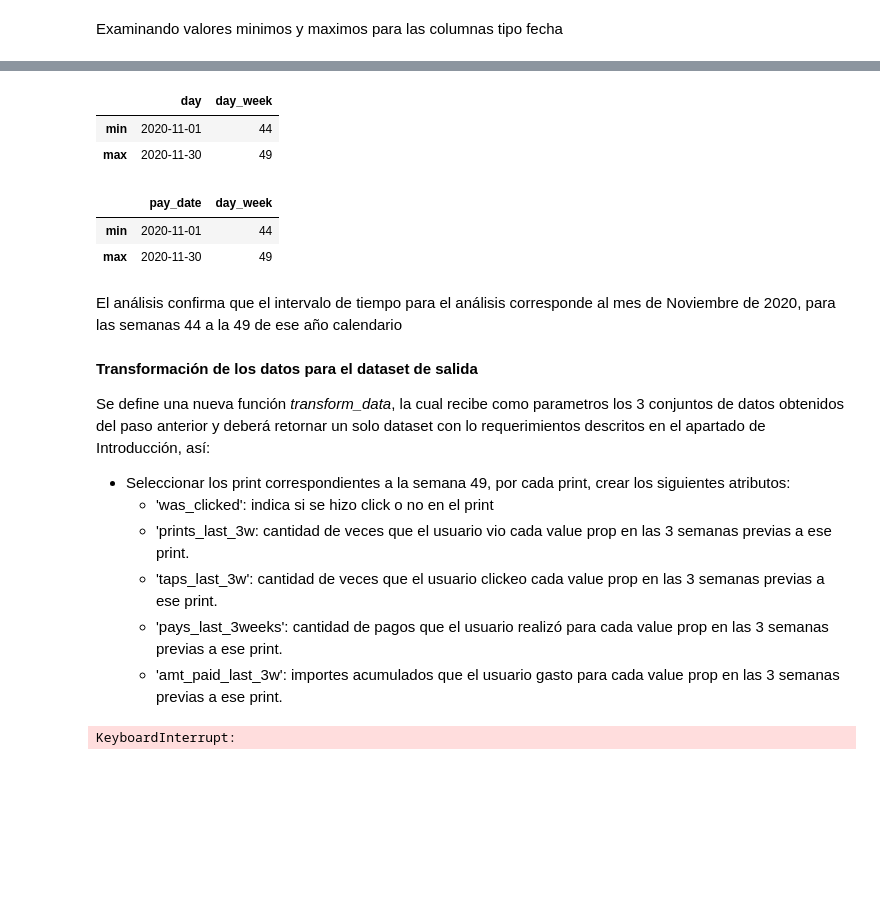
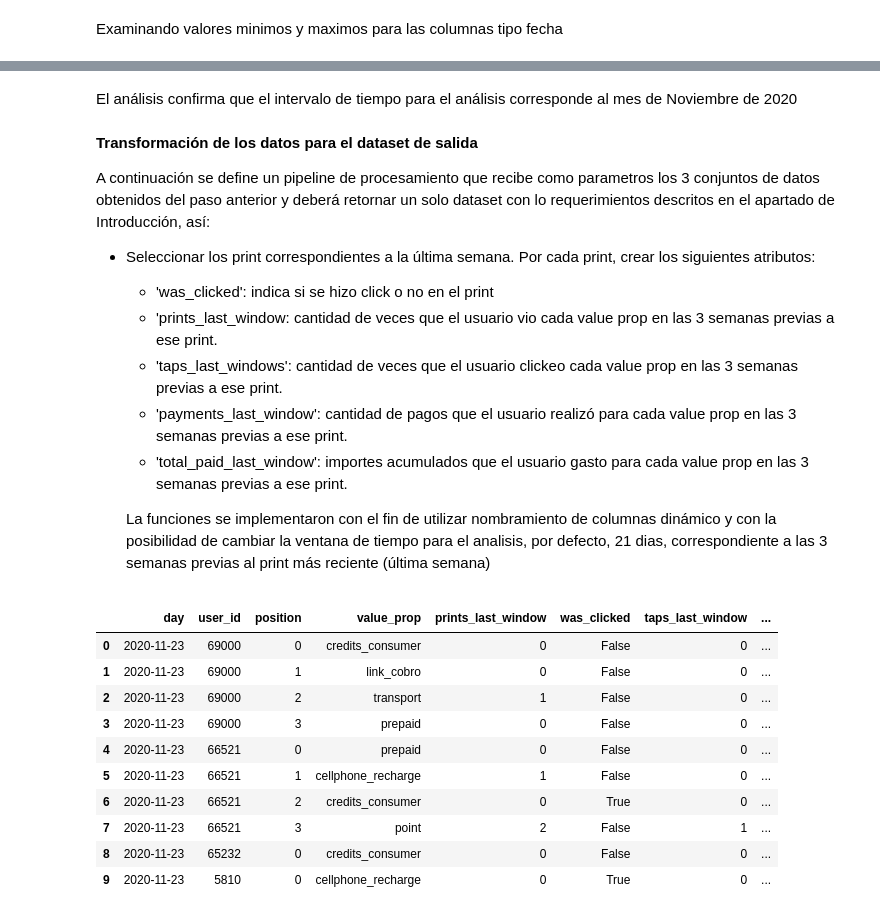
Before and after one commit to juanpabosu/carrusel_xselling, a Jupyter notebook: src/xselling.ipynb, the cells around one changed output, grey strips where cells are left out. Drawn from its saved outputs; the diff is of its cells as text; code cells hidden in the pictures; blank space fills up the shorter version.

```diff
--- a/src/xselling.ipynb
+++ b/src/xselling.ipynb
@@ -225,25 +218,15 @@ df_prints_final[['day','day_week']].agg(['min', 'max'])
-# %%
-df_taps_final[['day','day_week']].agg(['min', 'max']).agg(['min', 'max'])
-# %% [output]
-|  | day | day_week |
-| min | 2020-11-01 | 44 |
-| max | 2020-11-30 | 49 |
-# %%
-df_pays_final[['pay_date','day_week']].agg(['min', 'max'])
-# %% [output]
-|  | pay_date | day_week |
-| min | 2020-11-01 | 44 |
-| max | 2020-11-30 | 49 |
 # %% [markdown]
-El análisis confirma que el intervalo de tiempo para el análisis corresponde al mes de Noviembre de 2020, para las semanas 44 a la 49 de ese año calendario
+El análisis confirma que el intervalo de tiempo para el análisis corresponde al mes de Noviembre de 2020
 # %% [markdown]
 **Transformación de los datos para el dataset de salida**
 
-Se define una nueva función *transform_data*, la cual recibe como parametros los 3 conjuntos de datos obtenidos del paso anterior y deberá retornar un solo dataset con lo requerimientos descritos en el apartado de Introducción, así:
+A continuación se define un pipeline de procesamiento que recibe como parametros los 3 conjuntos de datos obtenidos del paso anterior y deberá retornar un solo dataset con lo requerimientos descritos en el apartado de Introducción, así:
 
-- Seleccionar los print correspondientes a la semana 49, por cada print, crear los siguientes atributos:
+- Seleccionar los print correspondientes a la última semana. Por cada print, crear los siguientes atributos:
   - 'was_clicked': indica si se hizo click o no en el print
-  - 'prints_last_3w: cantidad de veces que el usuario vio cada value prop en las 3 semanas previas a ese print.
-  - 'taps_last_3w': cantidad de veces que el usuario clickeo cada value prop en las 3 semanas previas a ese print.
-  - 'pays_last_3weeks': cantidad de pagos que el usuario realizó para cada value prop en las 3 semanas previas a ese print.
-  - 'amt_paid_last_3w': importes acumulados que el usuario gasto para cada value prop en las 3 semanas previas a ese print.
+  - 'prints_last_window: cantidad de veces que el usuario vio cada value prop en las 3 semanas previas a ese print.
+  - 'taps_last_windows': cantidad de veces que el usuario clickeo cada value prop en las 3 semanas previas a ese print.
+  - 'payments_last_window': cantidad de pagos que el usuario realizó para cada value prop en las 3 semanas previas a ese print.
+  - 'total_paid_last_window': importes acumulados que el usuario gasto para cada value prop en las 3 semanas previas a ese print.
+
+  La funciones se implementaron con el fin de utilizar nombramiento de columnas dinámico y con la posibilidad de cambiar la ventana de tiempo para el analisis, por defecto, 21 dias, correspondiente a las 3 semanas previas al print más reciente (última semana)
@@ -253,2 +233,16 @@ from sklearn.pipeline import Pipeline
+# %%
+class LastWeekOfDataFilter(BaseEstimator, TransformerMixin):
+    def __init__(self, date_col='day', days=7):
+        self.date_col = date_col
+        self.days = days
+
+    def fit(self, X, y=None):
+        return self
+
+    def transform(self, X):
+        X = X.copy()
+        max_ts = X[self.date_col].max()
+        cutoff = max_ts - pd.Timedelta(days=self.days)
+        return X[X[self.date_col] >= cutoff]
 # %%
 class PrintCounterWindow(BaseEstimator, TransformerMixin):
@@ -372,10 +397,23 @@ class PaymentFeaturesWindow(BaseEstimator, TransformerMixin):
 # %%
 pipeline = Pipeline([
+    ('last_week_only', LastWeekOfDataFilter(date_col='day', days=7)),
+    ('print_feature', PrintCounterWindow(df_prints_final, window_days=21)),
     ('click_features', ClickFeaturesWindow(df_taps_final, window_days=21)),
-    ('print_counts', PrintCounterWindow(window_days=21)),
     ('payment_features', PaymentFeaturesWindow(df_pays_final, window_days=21))
 ])
 # %%
-result = pipeline.fit_transform(df_prints_final[df_prints_final['day_week'] == 49])
+result = pipeline.fit_transform(df_prints_final)
-# %% [output]
-KeyboardInterrupt:
+# %%
+result.head(10)
+# %% [output]
+|  | day | user_id | position | value_prop | prints_last_window | was_clicked | taps_last_window | ... |
+| 0 | 2020-11-23 | 69000 | 0 | credits_consumer | 0 | False | 0 | ... |
+| 1 | 2020-11-23 | 69000 | 1 | link_cobro | 0 | False | 0 | ... |
+| 2 | 2020-11-23 | 69000 | 2 | transport | 1 | False | 0 | ... |
+| 3 | 2020-11-23 | 69000 | 3 | prepaid | 0 | False | 0 | ... |
+| 4 | 2020-11-23 | 66521 | 0 | prepaid | 0 | False | 0 | ... |
+| 5 | 2020-11-23 | 66521 | 1 | cellphone_recharge | 1 | False | 0 | ... |
+| 6 | 2020-11-23 | 66521 | 2 | credits_consumer | 0 | True | 0 | ... |
+| 7 | 2020-11-23 | 66521 | 3 | point | 2 | False | 1 | ... |
+| 8 | 2020-11-23 | 65232 | 0 | credits_consumer | 0 | False | 0 | ... |
+| 9 | 2020-11-23 | 5810 | 0 | cellphone_recharge | 0 | True | 0 | ... |
```
Also changed, not shown: parts of 15 cells of this notebook.
